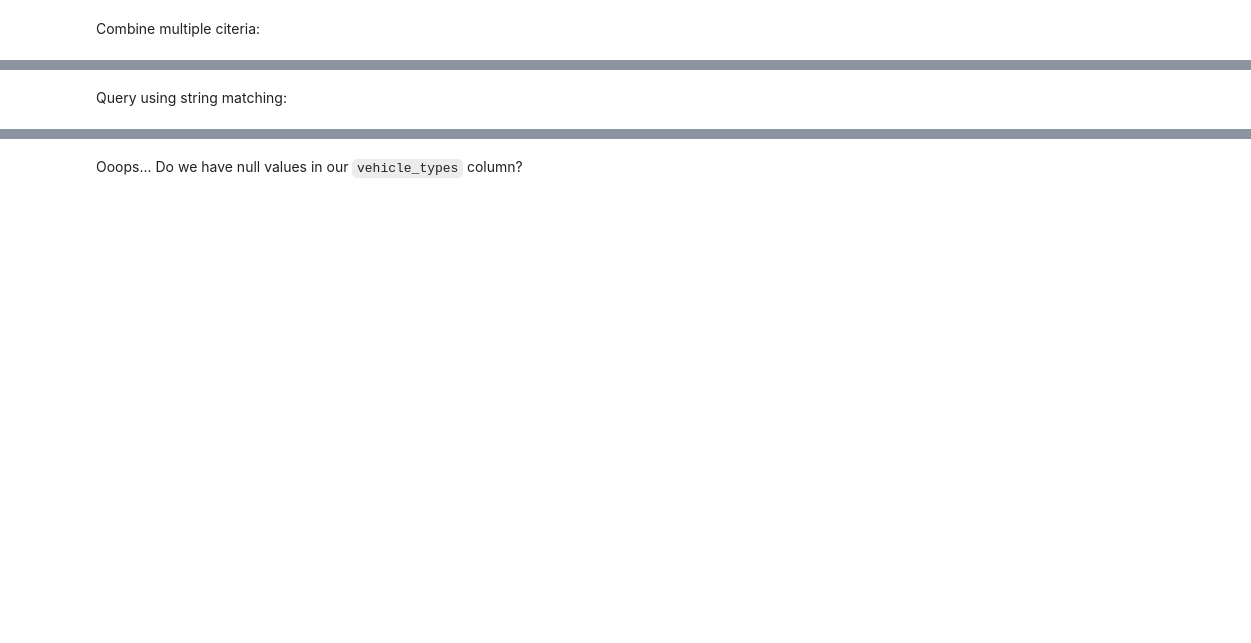
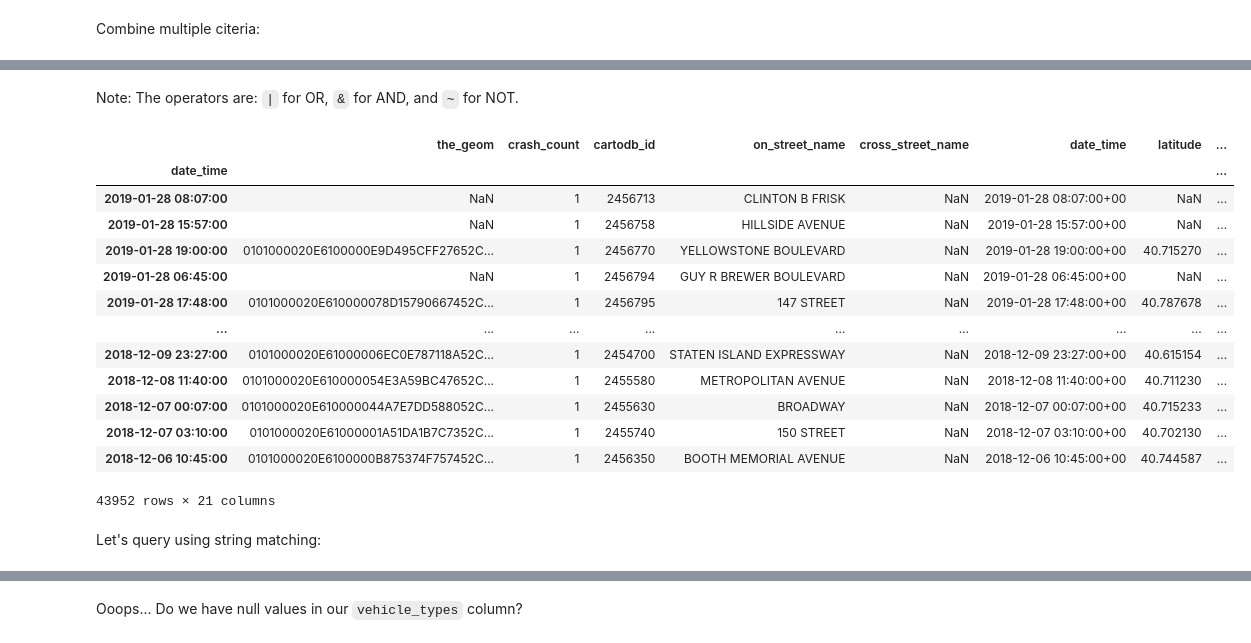
Before and after one commit to crstn/Geospatial-Analysis-2023, a Jupyter notebook: 2_Exploratory Data Analysis.ipynb, the cells around one changed output, grey strips where cells are left out. Cells and saved outputs as stored; diff of their text form; code cells hidden in the pictures; blank space fills up the shorter version.

```diff
--- a/2_Exploratory Data Analysis.ipynb
+++ b/2_Exploratory Data Analysis.ipynb
@@ -137,4 +416,23 @@ accidents[(accidents['number_of_cyclist_injured'] > 0) | (accidents['number_of_c
+# %% [markdown]
+Note: The operators are: ``|`` for OR, ``&`` for AND, and ``~`` for NOT.
+# %%
+accidents[ ~ (accidents['number_of_cyclist_injured'] > 0)]
+# %% [output]
+|  | the_geom | crash_count | cartodb_id | on_street_name | cross_street_name | date_time | latitude | ... |
+| date_time |  |  |  |  |  |  |  | ... |
+| 2019-01-28 08:07:00 | NaN | 1 | 2456713 | CLINTON B FRISK | NaN | 2019-01-28 08:07:00+00 | NaN | ... |
+| 2019-01-28 15:57:00 | NaN | 1 | 2456758 | HILLSIDE AVENUE | NaN | 2019-01-28 15:57:00+00 | NaN | ... |
+| 2019-01-28 19:00:00 | 0101000020E6100000E9D495CFF27652C... | 1 | 2456770 | YELLOWSTONE BOULEVARD | NaN | 2019-01-28 19:00:00+00 | 40.715270 | ... |
+| 2019-01-28 06:45:00 | NaN | 1 | 2456794 | GUY R BREWER BOULEVARD | NaN | 2019-01-28 06:45:00+00 | NaN | ... |
+| 2019-01-28 17:48:00 | 0101000020E610000078D15790667452C... | 1 | 2456795 | 147 STREET | NaN | 2019-01-28 17:48:00+00 | 40.787678 | ... |
+| ... | ... | ... | ... | ... | ... | ... | ... | ... |
+| 2018-12-09 23:27:00 | 0101000020E61000006EC0E787118A52C... | 1 | 2454700 | STATEN ISLAND EXPRESSWAY | NaN | 2018-12-09 23:27:00+00 | 40.615154 | ... |
+| 2018-12-08 11:40:00 | 0101000020E610000054E3A59BC47652C... | 1 | 2455580 | METROPOLITAN AVENUE | NaN | 2018-12-08 11:40:00+00 | 40.711230 | ... |
+| 2018-12-07 00:07:00 | 0101000020E610000044A7E7DD588052C... | 1 | 2455630 | BROADWAY | NaN | 2018-12-07 00:07:00+00 | 40.715233 | ... |
+| 2018-12-07 03:10:00 | 0101000020E61000001A51DA1B7C7352C... | 1 | 2455740 | 150 STREET | NaN | 2018-12-07 03:10:00+00 | 40.702130 | ... |
+| 2018-12-06 10:45:00 | 0101000020E6100000B875374F757452C... | 1 | 2456350 | BOOTH MEMORIAL AVENUE | NaN | 2018-12-06 10:45:00+00 | 40.744587 | ... |
+43952 rows × 21 columns
 # %% [markdown]
-Query using string matching:
+Let's query using string matching:
 # %%
 accidents[accidents['vehicle_types'].str.contains('Taxi')]
```
Also changed, not shown: parts of 42 cells of this notebook.
